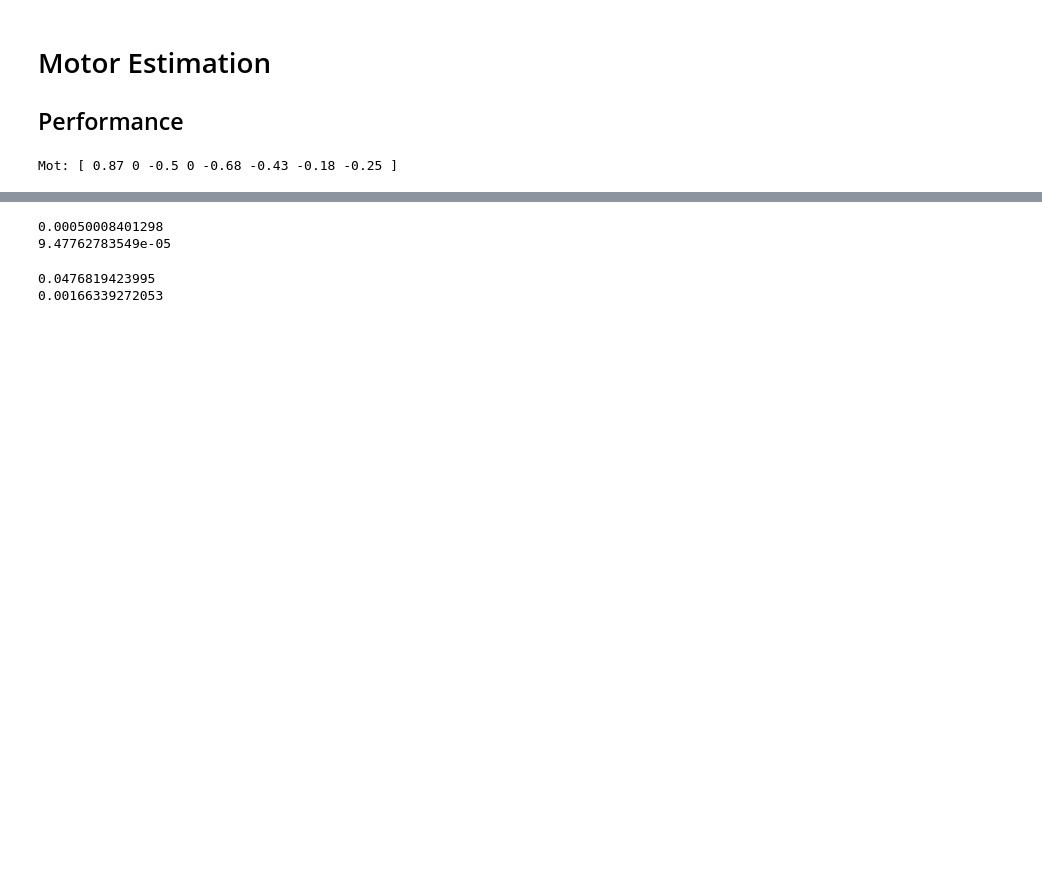
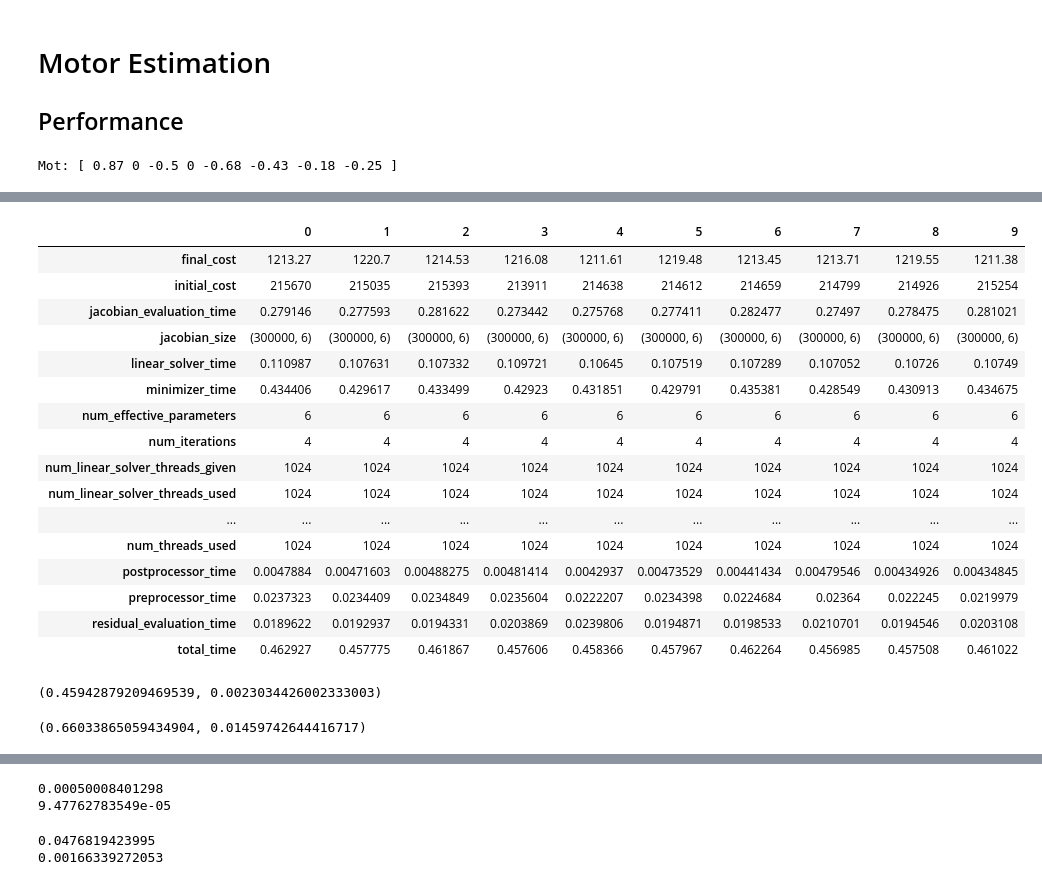
Before and after one commit to tingelst/game, a Jupyter notebook: python/1-Automatic-Multivector-Differentiation-and-Optimization.ipynb, the cells around one changed output, grey strips where cells are left out. Drawn from its saved outputs; the diff is of its cells as text; code cells hidden in the pictures; blank space fills up the shorter version.

```diff
--- a/python/1-Automatic-Multivector-Differentiation-and-Optimization.ipynb
+++ b/python/1-Automatic-Multivector-Differentiation-and-Optimization.ipynb
@@ -110,3 +115,44 @@ motor = vsr.Vec(1,1,1).trs() * vsr.Rot(vsr.Biv(0,1,0) * np.pi/6.0)
 print(motor)
 # %% [output]
 Mot: [ 0.87 0 -0.5 0 -0.68 -0.43 -0.18 -0.25 ]
+# %%
+def benchmark_motor_estimation(n_points, num_linear_solver_threads, num_threads,
+                               parameterization='BIVECTOR_GENERATOR'):
+    sigma = 0.09
+    points_a = [vsr.Vec(*np.random.normal(0.0, 0.8, 3)).null()
+                for i in range(n_points)]
+    points_b = [point.spin(motor) for point in points_a]
+    points_b_noisy = [vsr.Vec(*(np.array(point)[:3]
+                                + sigma * np.random.randn(3))).null()
+                      for point in points_b]
+    initial_motor = vsr.Mot(1.0, 0.0, 0.0, 0.0, 0.0, 0.0, 0.0, 0.0)
+    mes = MotorEstimationSolver(initial_motor)
+    for a, b in zip(points_a, points_b_noisy):
+        mes.add_point_correspondences_residual_block(a,b)
+    mes.set_parameterization(parameterization)
+    mes.linear_solver_type = 'DENSE_QR'
+    mes.num_linear_solver_threads = num_linear_solver_threads
+    mes.num_threads = num_threads
+    (estimated_motor, summary, motors) = mes.solve()
+    results = {}
+    results['initial_cost'] = summary['initial_cost']
+    results['final_cost'] = summary['final_cost']
+    results['num_iterations'] = len(summary['iterations'])
+    results['num_residual_blocks'] = summary['num_residual_blocks']
+    results['num_linear_solver_threads_given'] = summary['num_linear_solver_threads_given']
+    results['num_threads_given'] = summary['num_threads_given']
+    results['num_linear_solver_threads_used'] = summary['num_linear_solver_threads_used']
+    results['num_threads_used'] = summary['num_threads_used']
+    results['num_parameters'] = summary['num_parameters']
+    results['num_effective_parameters'] = summary['num_effective_parameters']
+    results['num_residuals'] = summary['num_residuals']
+    results['jacobian_size'] = (results['num_residuals'], results['num_effective_parameters'])
+    results['preprocessor_time'] = summary['preprocessor_time_in_seconds']
+    results['residual_evaluation_time'] = summary['residual_evaluation_time_in_seconds']
+    results['jacobian_evaluation_time'] = summary['jacobian_evaluation_time_in_seconds']
+    results['linear_solver_time'] = summary['linear_solver_time_in_seconds']
+    results['minimizer_time'] = summary['minimizer_time_in_seconds']
+    results['postprocessor_time'] = summary['postprocessor_time_in_seconds']
+
+    results['total_time'] = summary['total_time_in_seconds']
+    return results
@@ -112,0 +189,33 @@ Mot: [ 0.87 0 -0.5 0 -0.68 -0.43 -0.18 -0.25 ]
+# %%
+results = [benchmark_motor_estimation(100000, 1024,1024) for i in range(10)]
+df = pd.DataFrame(results)
+df.transpose()
+# %% [output]
+|  | 0 | 1 | 2 | 3 | 4 | 5 | 6 | 7 | 8 | 9 |
+| final_cost | 1213.27 | 1220.7 | 1214.53 | 1216.08 | 1211.61 | 1219.48 | 1213.45 | 1213.71 | 1219.55 | 1211.38 |
+| initial_cost | 215670 | 215035 | 215393 | 213911 | 214638 | 214612 | 214659 | 214799 | 214926 | 215254 |
+| jacobian_evaluation_time | 0.279146 | 0.277593 | 0.281622 | 0.273442 | 0.275768 | 0.277411 | 0.282477 | 0.27497 | 0.278475 | 0.281021 |
+| jacobian_size | (300000, 6) | (300000, 6) | (300000, 6) | (300000, 6) | (300000, 6) | (300000, 6) | (300000, 6) | (300000, 6) | (300000, 6) | (300000, 6) |
+| linear_solver_time | 0.110987 | 0.107631 | 0.107332 | 0.109721 | 0.10645 | 0.107519 | 0.107289 | 0.107052 | 0.10726 | 0.10749 |
+| minimizer_time | 0.434406 | 0.429617 | 0.433499 | 0.42923 | 0.431851 | 0.429791 | 0.435381 | 0.428549 | 0.430913 | 0.434675 |
+| num_effective_parameters | 6 | 6 | 6 | 6 | 6 | 6 | 6 | 6 | 6 | 6 |
+| num_iterations | 4 | 4 | 4 | 4 | 4 | 4 | 4 | 4 | 4 | 4 |
+| num_linear_solver_threads_given | 1024 | 1024 | 1024 | 1024 | 1024 | 1024 | 1024 | 1024 | 1024 | 1024 |
+| num_linear_solver_threads_used | 1024 | 1024 | 1024 | 1024 | 1024 | 1024 | 1024 | 1024 | 1024 | 1024 |
+| ... | ... | ... | ... | ... | ... | ... | ... | ... | ... | ... |
+| num_threads_used | 1024 | 1024 | 1024 | 1024 | 1024 | 1024 | 1024 | 1024 | 1024 | 1024 |
+| postprocessor_time | 0.0047884 | 0.00471603 | 0.00488275 | 0.00481414 | 0.0042937 | 0.00473529 | 0.00441434 | 0.00479546 | 0.00434926 | 0.00434845 |
+| preprocessor_time | 0.0237323 | 0.0234409 | 0.0234849 | 0.0235604 | 0.0222207 | 0.0234398 | 0.0224684 | 0.02364 | 0.022245 | 0.0219979 |
+| residual_evaluation_time | 0.0189622 | 0.0192937 | 0.0194331 | 0.0203869 | 0.0239806 | 0.0194871 | 0.0198533 | 0.0210701 | 0.0194546 | 0.0203108 |
+| total_time | 0.462927 | 0.457775 | 0.461867 | 0.457606 | 0.458366 | 0.457967 | 0.462264 | 0.456985 | 0.457508 | 0.461022 |
+# %%
+(df['total_time'].mean(), df['total_time'].std())
+# %% [output]
+(0.45942879209469539, 0.0023034426002333003)
+# %%
+results = [benchmark_motor_estimation(100000, 1024,1024, 'POLAR_DECOMPOSITION') for i in range(10)]
+df = pd.DataFrame(results)
+df.transpose()
+(df['total_time'].mean(), df['total_time'].std())
+# %% [output]
+(0.66033865059434904, 0.01459742644416717)
```
Also changed, not shown: parts of 35 cells of this notebook, 4 other files.
